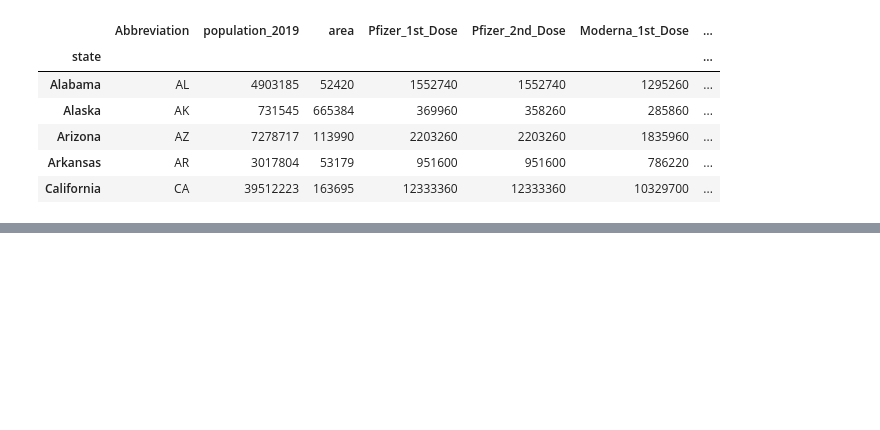
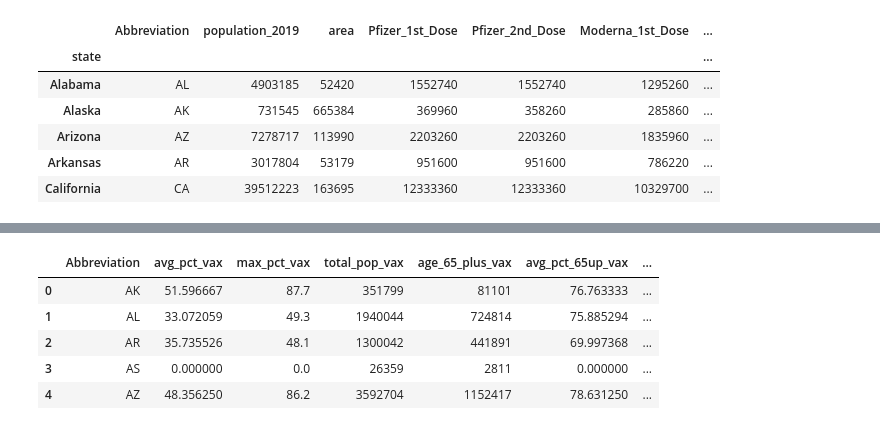
Before and after one commit to l1987deterding/Covid-Data-Visualization, a Jupyter notebook: covid_final.ipynb, the cells around one changed output, grey strips where cells are left out. Cells and saved outputs as stored; diff of their text form; code cells hidden in the pictures; blank space fills up the shorter version.

```diff
--- a/covid_final.ipynb
+++ b/covid_final.ipynb
@@ -132 +125,21 @@ WARNING:root:Requests made without an app_token will be subject to strict thrott
 3282 rows × 7 columns
+# %%
+# aggregating to state-level data
+# all mins are zero, so just skipping that value from the aggregation
+vaxed_by_state = admin_data.groupby("Abbreviation").agg(
+        avg_pct_vax=pd.NamedAgg(column='pct_pop_vax', aggfunc='mean'),
+        max_pct_vax=pd.NamedAgg(column='pct_pop_vax', aggfunc=max),
+        total_pop_vax=pd.NamedAgg(column='total_pop_vax', aggfunc=sum),
+        age_65_plus_vax=pd.NamedAgg(column='age_65_plus_pop_vaxed', aggfunc=sum),
+        avg_pct_65up_vax=pd.NamedAgg(column='pct_65_plus_vaxed', aggfunc='mean'),
+        max_pct_65up_vax=pd.NamedAgg(column='pct_65_plus_vaxed', aggfunc=max)
+)
+vaxed_by_state = vaxed_by_state.reset_index()
+vaxed_by_state.head()
+# %% [output]
+|  | Abbreviation | avg_pct_vax | max_pct_vax | total_pop_vax | age_65_plus_vax | avg_pct_65up_vax | ... |
+| 0 | AK | 51.596667 | 87.7 | 351799 | 81101 | 76.763333 | ... |
+| 1 | AL | 33.072059 | 49.3 | 1940044 | 724814 | 75.885294 | ... |
+| 2 | AR | 35.735526 | 48.1 | 1300042 | 441891 | 69.997368 | ... |
+| 3 | AS | 0.000000 | 0.0 | 26359 | 2811 | 0.000000 | ... |
+| 4 | AZ | 48.356250 | 86.2 | 3592704 | 1152417 | 78.631250 | ... |
```
Also changed, not shown: parts of 8 cells of this notebook, 1 other file.
